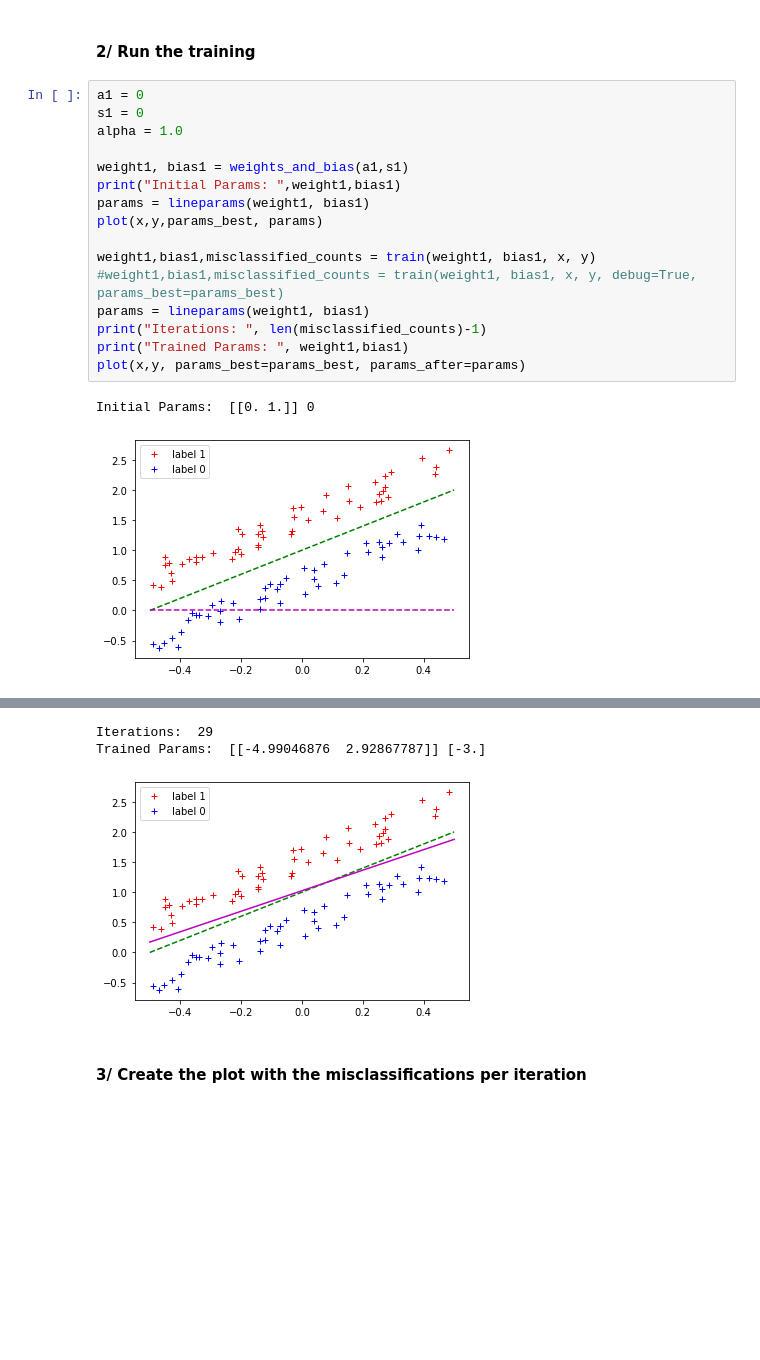
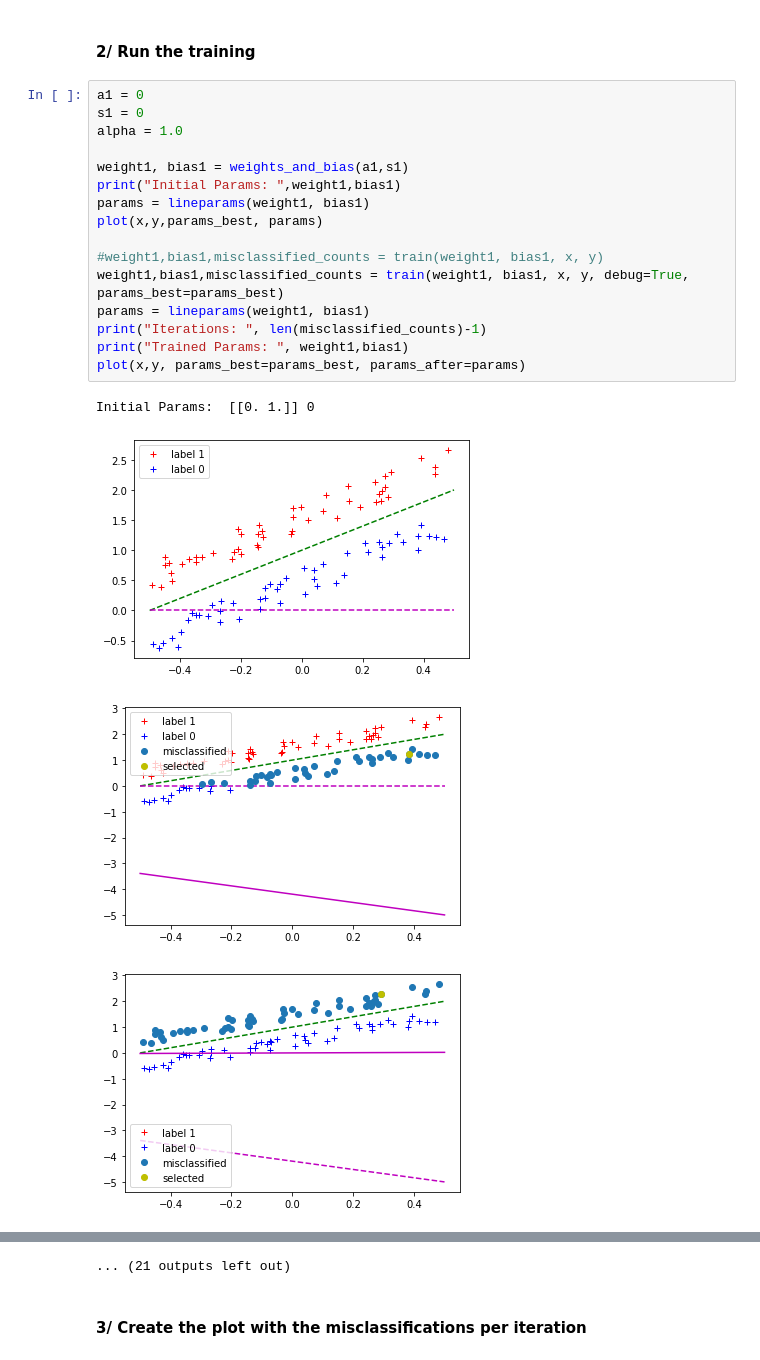
Before and after one commit to FabianGroeger96/mse-deep-learning, a Jupyter notebook: SW01/perceptron_learning_stud.ipynb, the cells around one changed output, grey strips where cells are left out. Saved outputs shown, nothing was run; the diff lists cells and outputs as text; blank space fills up the shorter version.

```diff
--- a/SW01/perceptron_learning_stud.ipynb
+++ b/SW01/perceptron_learning_stud.ipynb
@@ -312,19 +330,21 @@ weight:  [[-2.  1.]]   bias:  -1
 # %%
 a1 = 0
 s1 = 0
 alpha = 1.0
 
 weight1, bias1 = weights_and_bias(a1,s1)
 print("Initial Params: ",weight1,bias1)
 params = lineparams(weight1, bias1)
 plot(x,y,params_best, params)
 
-weight1,bias1,misclassified_counts = train(weight1, bias1, x, y)
-#weight1,bias1,misclassified_counts = train(weight1, bias1, x, y, debug=True, params_best=params_best)
+#weight1,bias1,misclassified_counts = train(weight1, bias1, x, y)
+weight1,bias1,misclassified_counts = train(weight1, bias1, x, y, debug=True, params_best=params_best)
 params = lineparams(weight1, bias1)
 print("Iterations: ", len(misclassified_counts)-1)
 print("Trained Params: ", weight1,bias1)
 plot(x,y, params_best=params_best, params_after=params)
 # %% [output]
 Initial Params:  [[0. 1.]] 0
 [figure]
+[figure, new version]
+[figure, added]
@@ -331,6 +359,4 @@ Initial Params:  [[0. 1.]] 0
-Iterations:  29
-Trained Params:  [[-4.99046876  2.92867787]] [-3.]
+... (21 outputs left out)
-[figure, old version]
 # %% [markdown]
 #### 3/ Create the plot with the misclassifications per iteration
 # %%
```
Also changed, not shown: parts of 11 cells of this notebook.
